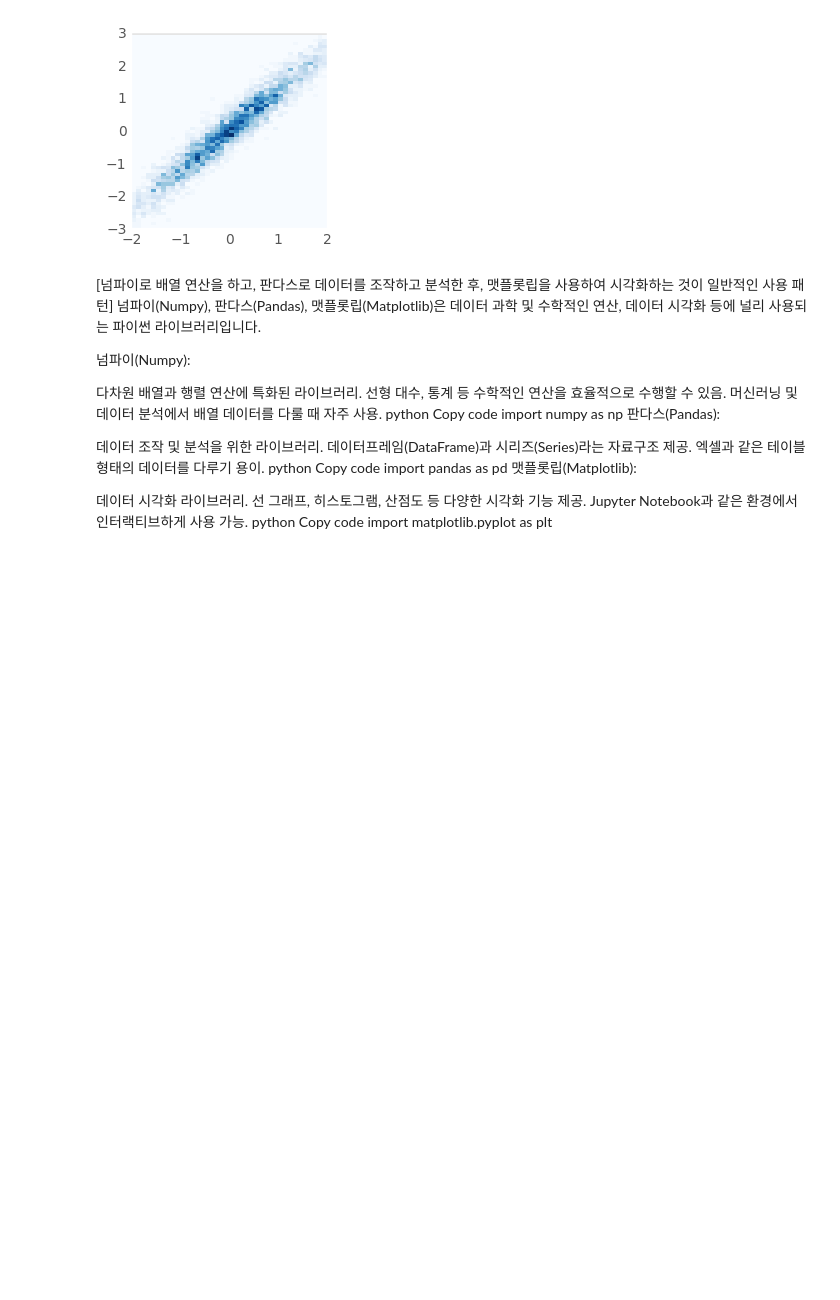
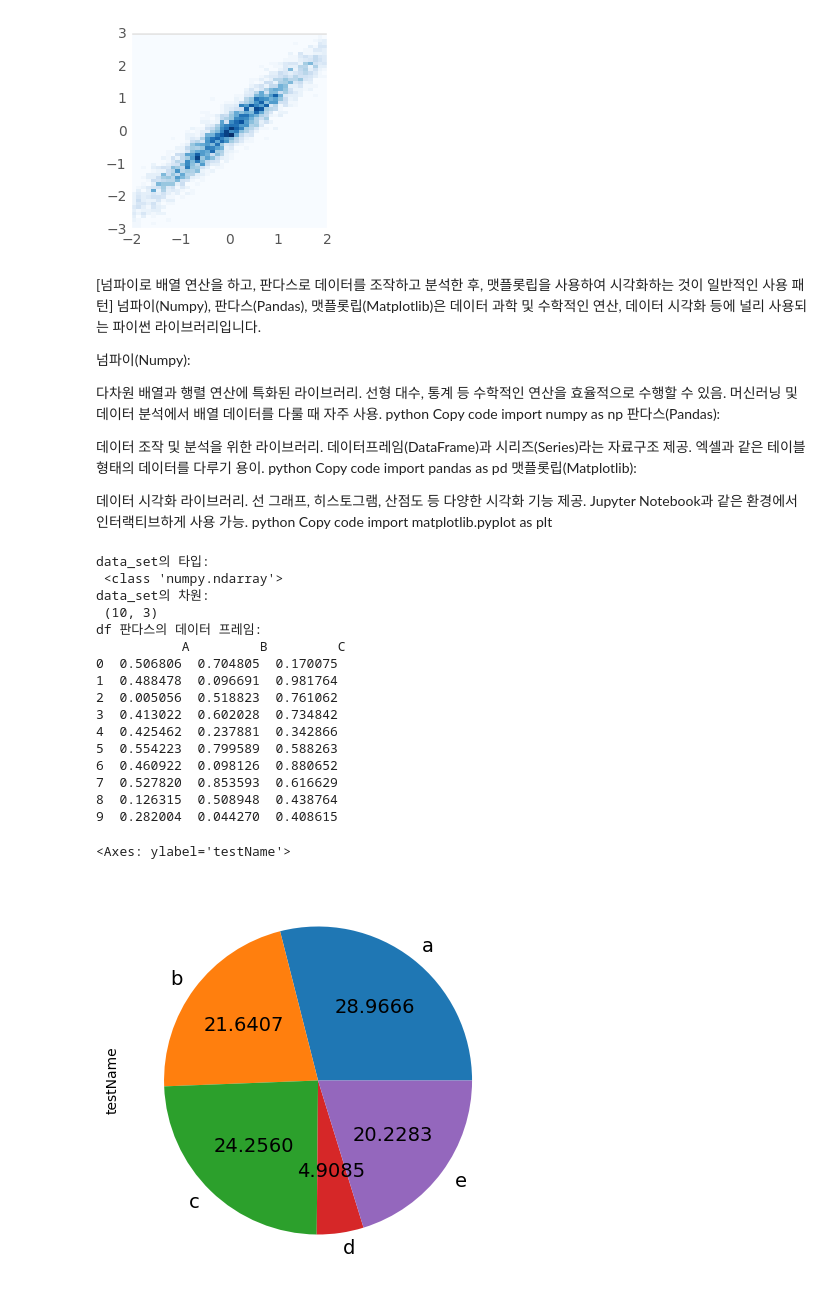
Before and after one commit to sonyuyoung/TestPython, a Jupyter notebook: ch7_np_pds_mlt_basic/testBasic1.ipynb, the cells around one changed output. Cells and saved outputs as stored; diff of their text form; code cells hidden in the pictures; blank space fills up the shorter version.

```diff
--- a/ch7_np_pds_mlt_basic/testBasic1.ipynb
+++ b/ch7_np_pds_mlt_basic/testBasic1.ipynb
@@ -94,3 +94,50 @@ Jupyter Notebook과 같은 환경에서 인터랙티브하게 사용 가능.
 python
 Copy code
 import matplotlib.pyplot as plt
+# %%
+# np : 리스트가 아니고, 배열형식 , 속도 빨라서 빅데이터 처리도구로 많이 사용함 ,
+# pandas: 데이터 프레임, 엑셀 , 테이블 ,표  (행,열) 쉽게 처리하기 위한 도구
+# numpy+pandas 같이 사용함
+# matplotlib : 시각화하기위한 도구 (바차트,등 )
+import numpy as np
+import pandas as pd
+import matplotlib
+
+data_set=np.random.rand(10,3)
+#print(f"data_set:\n {data_set}")
+print(f"data_set의 타입:\n {type(data_set)}")
+print(f"data_set의 차원:\n {data_set.shape}")
+
+# 넘파이의요소를 -> 판다스의 데이터 프레임에 넣기
+df =pd.DataFrame(data_set,columns=["A","B","C"])
+print(f"df 판다스의 데이터 프레임: \n {df}")
+#print(f"df 판다스의 데이터 프레임: \n {type(df)}")
+#df.plot(kind="bar")
+#df.plot(kind="barh")
+#df.plot(kind="area",stacked=False)
+#df.plot(kind="pie",autopct="%.2f",fontsize=20,figsize=(8,5))
+# matplotlib 으로 바차트 변경 = 시각화 stacked=False는 영역 차트를 중첩하지 않도록 설정
+
+seri2 = pd.Series(np.random.rand(5), index=["a", "b", "c", "d", "e"]
+, name="testName")
+seri2.plot(kind="pie", autopct="%.4f", fontsize=14, figsize=(8, 5))
+#seri2.plot()
+# %% [output]
+data_set의 타입:
+ <class 'numpy.ndarray'>
+data_set의 차원:
+ (10, 3)
+df 판다스의 데이터 프레임:
+           A         B         C
+0  0.506806  0.704805  0.170075
+1  0.488478  0.096691  0.981764
+2  0.005056  0.518823  0.761062
+3  0.413022  0.602028  0.734842
+4  0.425462  0.237881  0.342866
+5  0.554223  0.799589  0.588263
+6  0.460922  0.098126  0.880652
+7  0.527820  0.853593  0.616629
+8  0.126315  0.508948  0.438764
+9  0.282004  0.044270  0.408615
+<Axes: ylabel='testName'>
+[figure, added]
```
Also changed, not shown: parts of 9 cells of this notebook, 2 other files.
